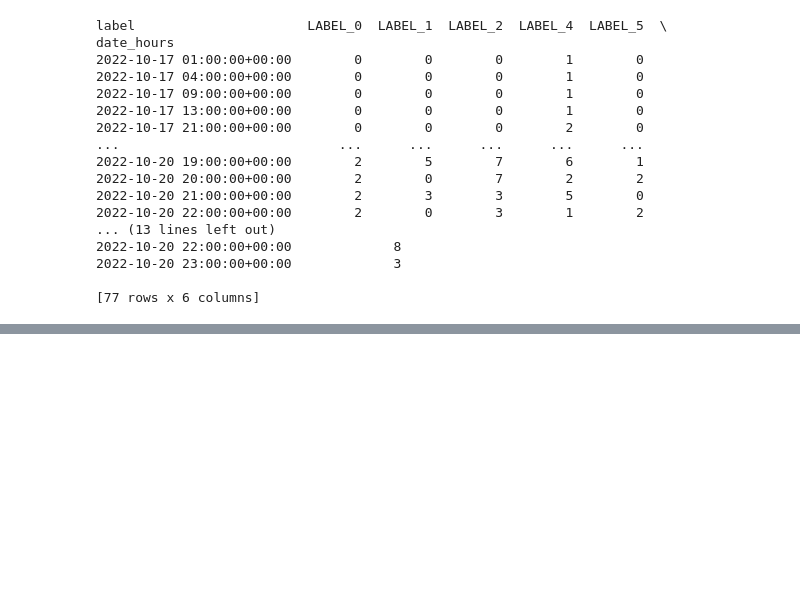
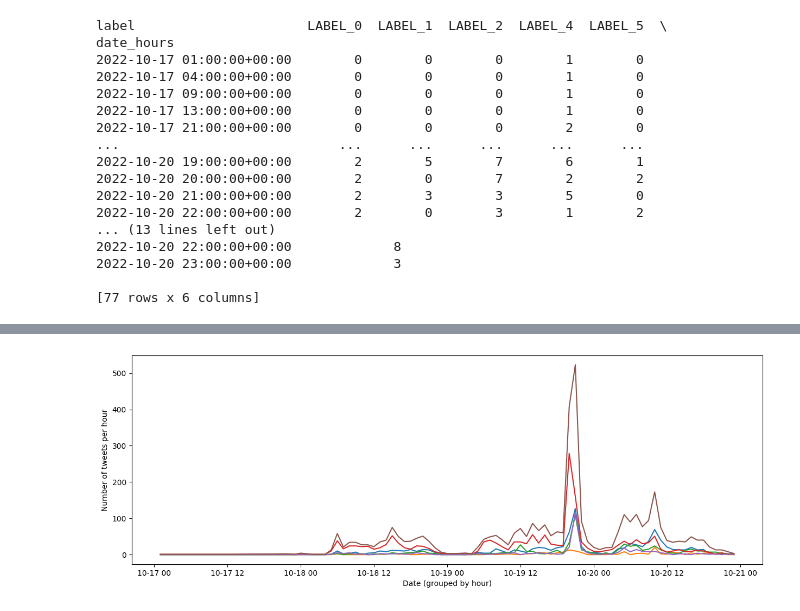
Before and after one commit to rroell/TxMM-project, a Jupyter notebook: Notebook.ipynb, the cells around one changed output, grey strips where cells are left out. Drawn from its saved outputs; the diff is of its cells as text; code cells hidden in the pictures; blank space fills up the shorter version.

Commit message:
Results_plot2

```diff
--- a/Notebook.ipynb
+++ b/Notebook.ipynb
@@ -331,0 +352,14 @@ df1.to_csv("Results_per_hour.csv")
+# %%
+import matplotlib.pyplot as plt
+%matplotlib inline
+
+f = plt.figure()
+f.set_figwidth(15)
+f.set_figheight(5)
+plt.plot(df1)
+plt.xlabel('Date (grouped by hour)')
+plt.ylabel('Number of tweets per hour')
+plt.show()
+f.savefig("Results_plot1")
+# %% [output]
+[figure, added]
```
Also changed, not shown: parts of 4 cells of this notebook, 1 other file.
